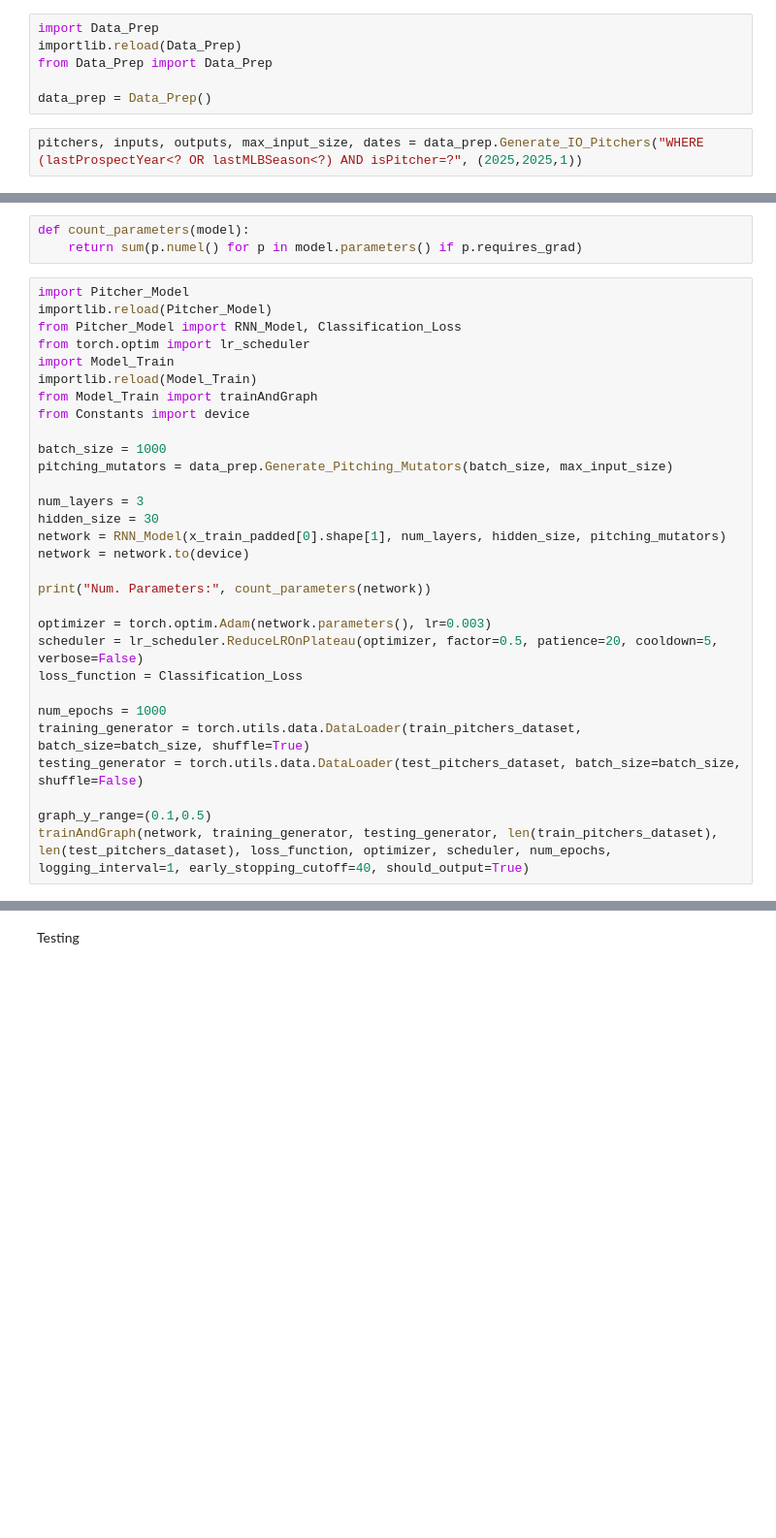
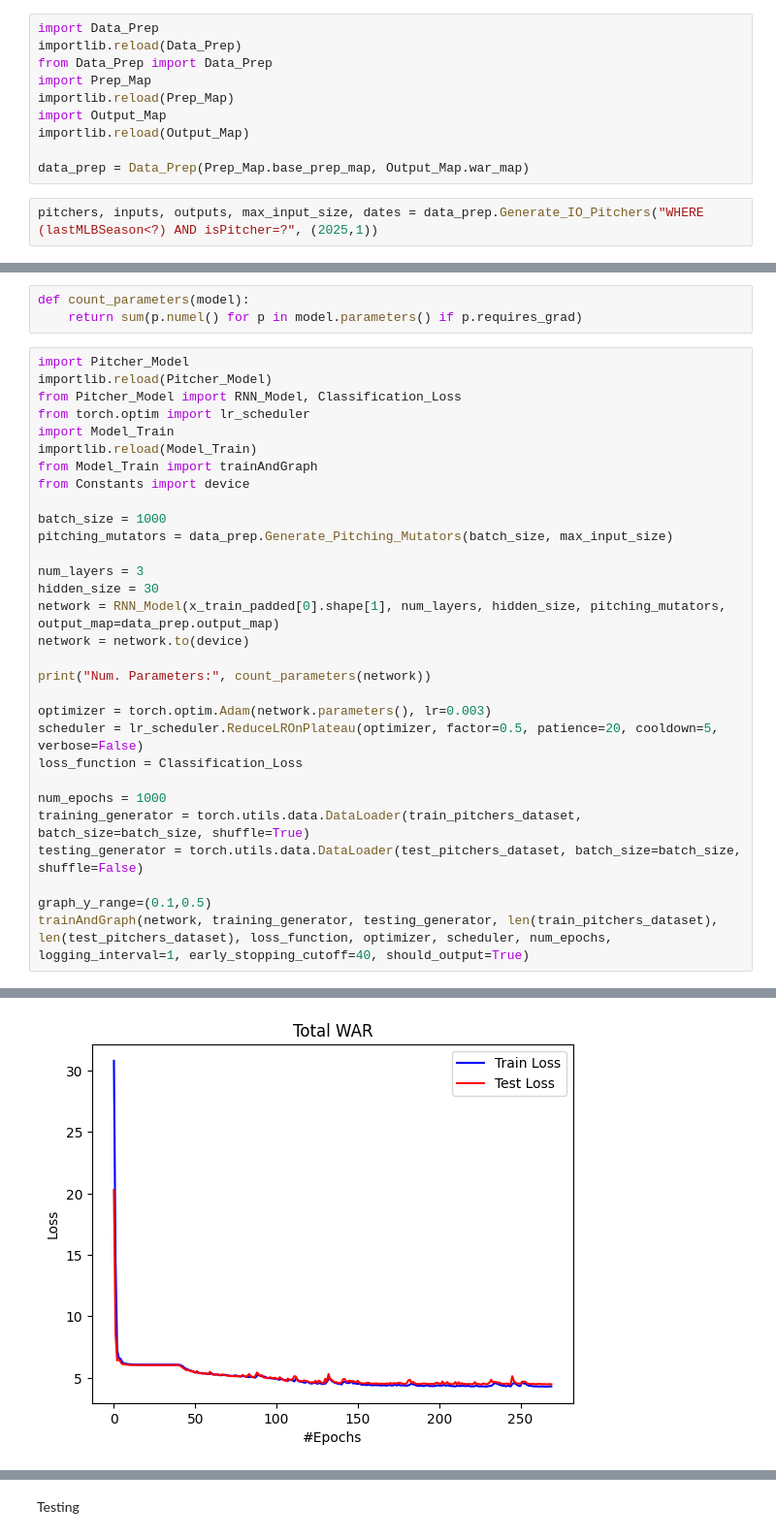
Before and after one commit to nitzryan/CrystalDiamond, a Jupyter notebook: BaseballModels/Model/test_pitcher.ipynb, the cells around one changed output, grey strips where cells are left out. Shown at 97% size. Cells and saved outputs as stored; diff of their text form; blank space fills up the shorter version.

Commit message:
Modified model training to have multiple models, with different input and output maps

```diff
--- a/BaseballModels/Model/test_pitcher.ipynb
+++ b/BaseballModels/Model/test_pitcher.ipynb
@@ -4,10 +4,14 @@ import importlib
 import Data_Prep
 importlib.reload(Data_Prep)
 from Data_Prep import Data_Prep
+import Prep_Map
+importlib.reload(Prep_Map)
+import Output_Map
+importlib.reload(Output_Map)
 
-data_prep = Data_Prep()
+data_prep = Data_Prep(Prep_Map.base_prep_map, Output_Map.war_map)
 # %%
-pitchers, inputs, outputs, max_input_size, dates = data_prep.Generate_IO_Pitchers("WHERE (lastProspectYear<? OR lastMLBSeason<?) AND isPitcher=?", (2025,2025,1))
+pitchers, inputs, outputs, max_input_size, dates = data_prep.Generate_IO_Pitchers("WHERE (lastMLBSeason<?) AND isPitcher=?", (2025,1))
 # %%
 from sklearn.model_selection import train_test_split # type: ignore
 import torch
@@ -47,7 +51,7 @@ pitching_mutators = data_prep.Generate_Pitching_Mutators(batch_size, max_input_s
 
 num_layers = 3
 hidden_size = 30
-network = RNN_Model(x_train_padded[0].shape[1], num_layers, hidden_size, pitching_mutators)
+network = RNN_Model(x_train_padded[0].shape[1], num_layers, hidden_size, pitching_mutators, output_map=data_prep.output_map)
 network = network.to(device)
 
 print("Num. Parameters:", count_parameters(network))
@@ -62,3 +66,4 @@ testing_generator = torch.utils.data.DataLoader(test_pitchers_dataset, batch_siz
 
 graph_y_range=(0.1,0.5)
 trainAndGraph(network, training_generator, testing_generator, len(train_pitchers_dataset), len(test_pitchers_dataset), loss_function, optimizer, scheduler, num_epochs, logging_interval=1, early_stopping_cutoff=40, should_output=True)
+# %% [output]
@@ -64,0 +88 @@ trainAndGraph(network, training_generator, testing_generator, len(train_pitchers
+[figure, added]
```
Also changed, not shown: parts of 3 cells of this notebook, 14 other files.
